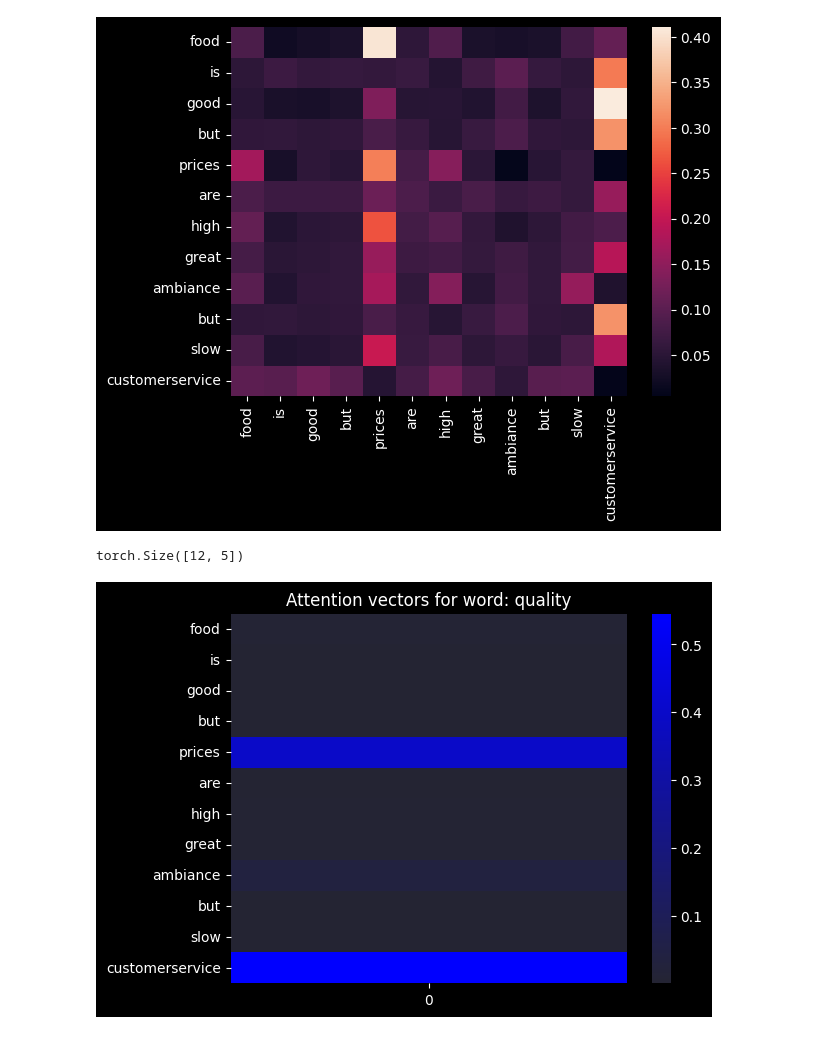
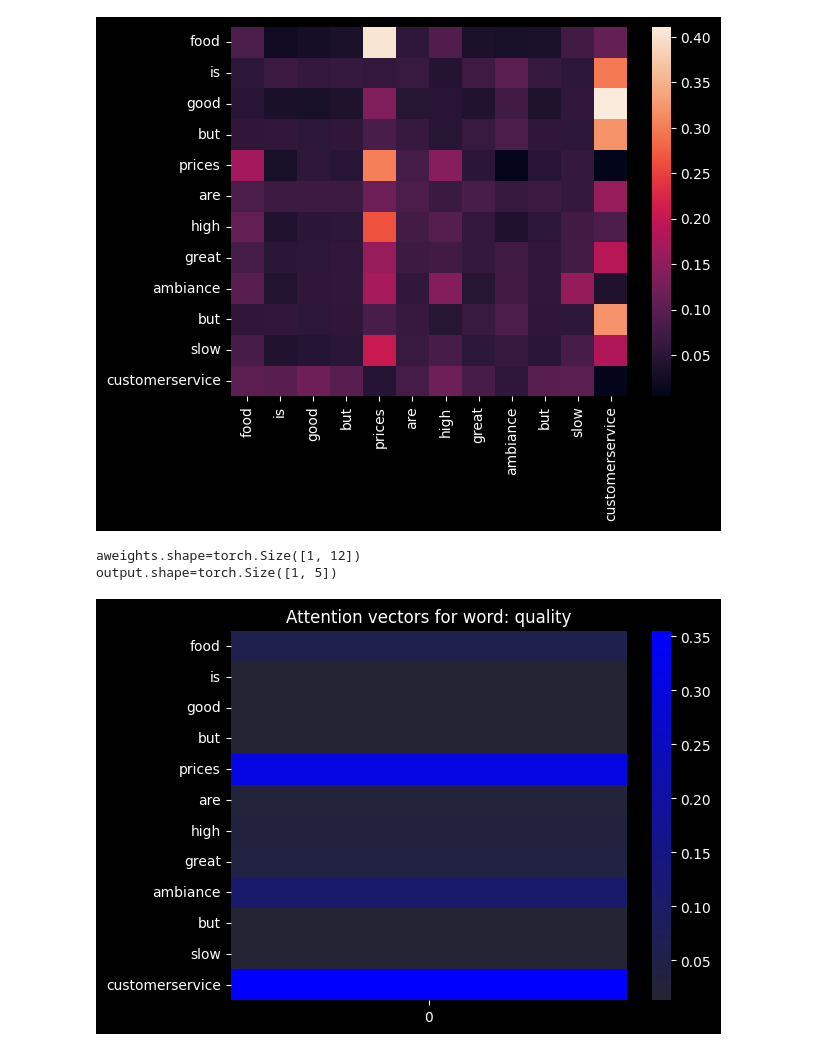
Before and after one commit to sanketmishra009/aiml, a Jupyter notebook: genai/lectures/gpt_rough.ipynb, the cells around one changed output. Drawn from its saved outputs; the diff is of its cells as text; code cells hidden in the pictures.

```diff
--- a/genai/lectures/gpt_rough.ipynb
+++ b/genai/lectures/gpt_rough.ipynb
@@ -99,28 +99,29 @@ self.attweights.shape=torch.Size([12, 12])
 output.shape=torch.Size([12, 5])
 <Axes: >
 [figure]
-# %%
-x.shape
-# %% [output]
-torch.Size([12, 5])
 # %%
 def selfattention(q , k , v):
-    score = torch.matmul(q , k.T)
+    dk = k.shape[1]
+    score = torch.matmul(q , k.T) / (dk ** 0.5)
     aweights = F.softmax(score , dim = 1)
+    print(f'{aweights.shape=}')
     output = torch.matmul(aweights , v)
+    print(f'{output.shape=}')
     return (aweights , output)
 
 
 # x = x.reshape(7 , 5)
 qtext = 'quality'
 oqtext = qtext
 qtext = qtext.translate(qtext.maketrans('' , '' , string.punctuation))
 qtext = pca.transform(glove[qtext].reshape(1 , -1))
 qtext = torch.tensor(qtext , dtype = torch.float32).reshape(1 , -1)
 weights , output = selfattention(qtext , x, x)
 sns.heatmap(weights.T , cmap = sns.dark_palette('blue' , as_cmap= True))
 plt.yticks( np.arange(len(words)) + 0.5 , words , rotation = 0)
 plt.title(f'Attention vectors for word: {oqtext}')
 plt.show()
 # %% [output]
+aweights.shape=torch.Size([1, 12])
+output.shape=torch.Size([1, 5])
-[figure, old version]
+[figure, new version]
```
Also changed, not shown: parts of 1 cell of this notebook, 10 other files.
